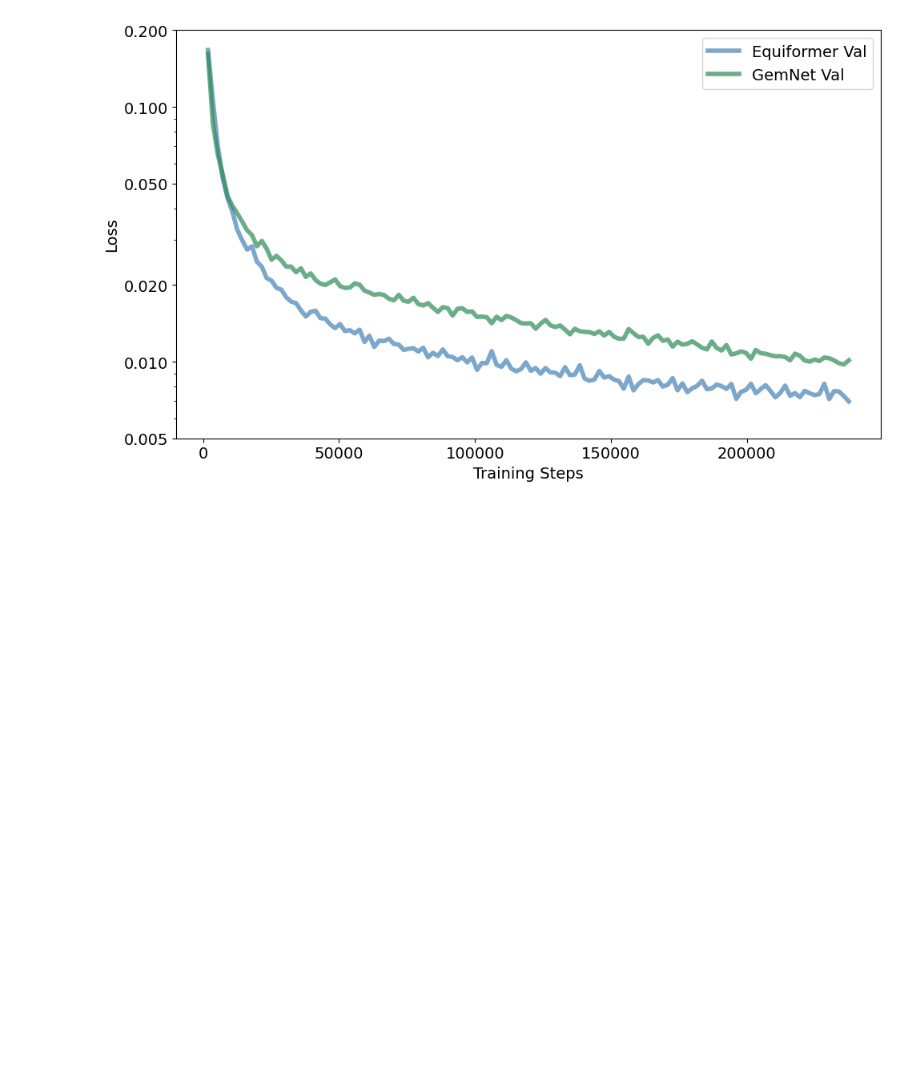
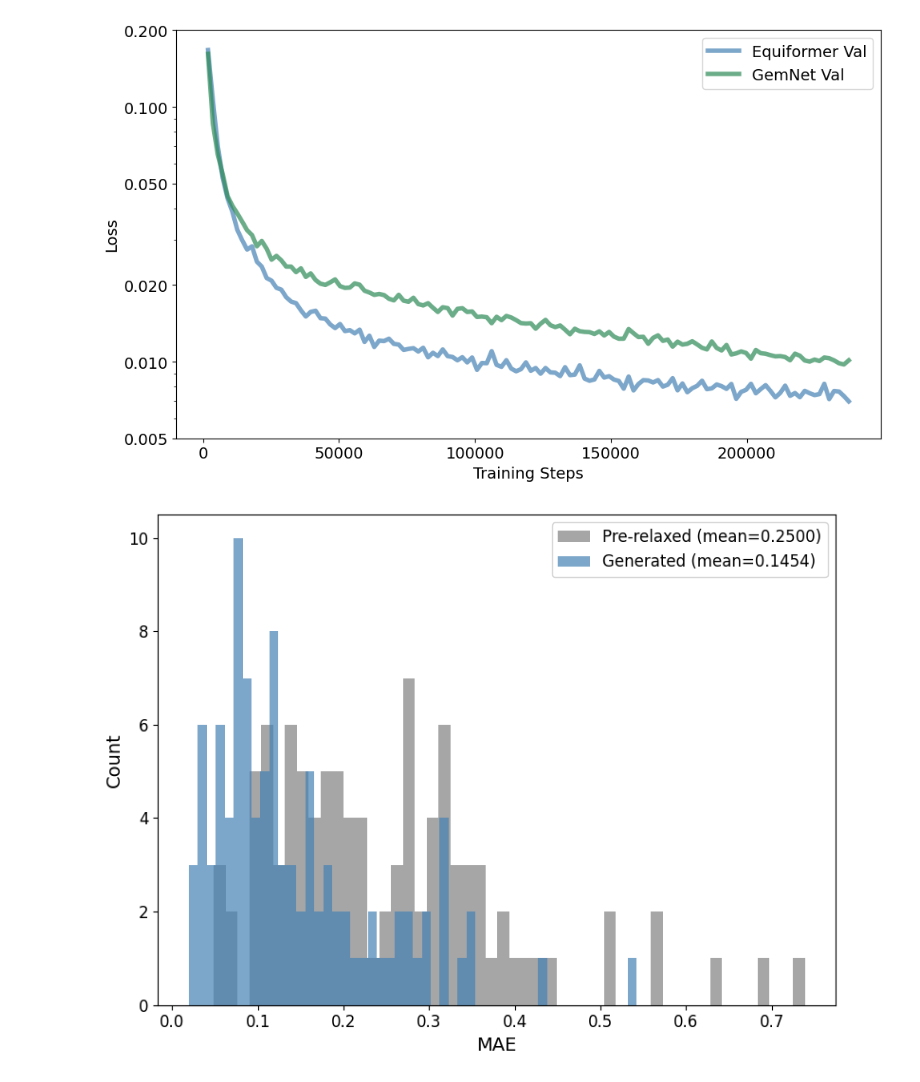
Before and after one commit to DeanMSweeney/gace, a Jupyter notebook: analysis/evalution/performance_plots.ipynb, the cells around one changed output. Saved outputs shown, nothing was run; the diff lists cells and outputs as text; code cells hidden in the pictures; blank space fills up the shorter version.

Commit message:
Eval metrics

```diff
--- a/analysis/evalution/performance_plots.ipynb
+++ b/analysis/evalution/performance_plots.ipynb
@@ -36,2 +36,22 @@ plt.savefig('gemnet_equv2_loss.pdf', dpi=300, bbox_inches='tight')
 # %% [output]
 [figure]
+# %%
+# Load test set metrics
+initial_mae = np.load('train-metrics/initial_mae.npy')
+generated_mae = np.load('train-metrics/generated_mae.npy')
+
+# Create histogram for MAE
+fig, ax = plt.subplots(figsize=(8, 6))
+
+ax.hist(initial_mae, bins=50, alpha=0.7, label=f'Pre-relaxed (mean={initial_mae.mean():.4f})', color='grey')
+ax.hist(generated_mae, bins=50, alpha=0.7, label=f'Generated (mean={generated_mae.mean():.4f})', color='steelblue')
+ax.set_xlabel('MAE', fontsize=14)
+ax.set_ylabel('Count', fontsize=14)
+ax.legend(fontsize=12)
+ax.tick_params(axis='both', labelsize=12)
+
+plt.tight_layout()
+plt.savefig('plots/train_metrics_mae_histogram.pdf', dpi=300, bbox_inches='tight')
+plt.show()
+# %% [output]
+[figure, added]
```
Also changed, not shown: parts of 3 cells of this notebook, 36 other files.
